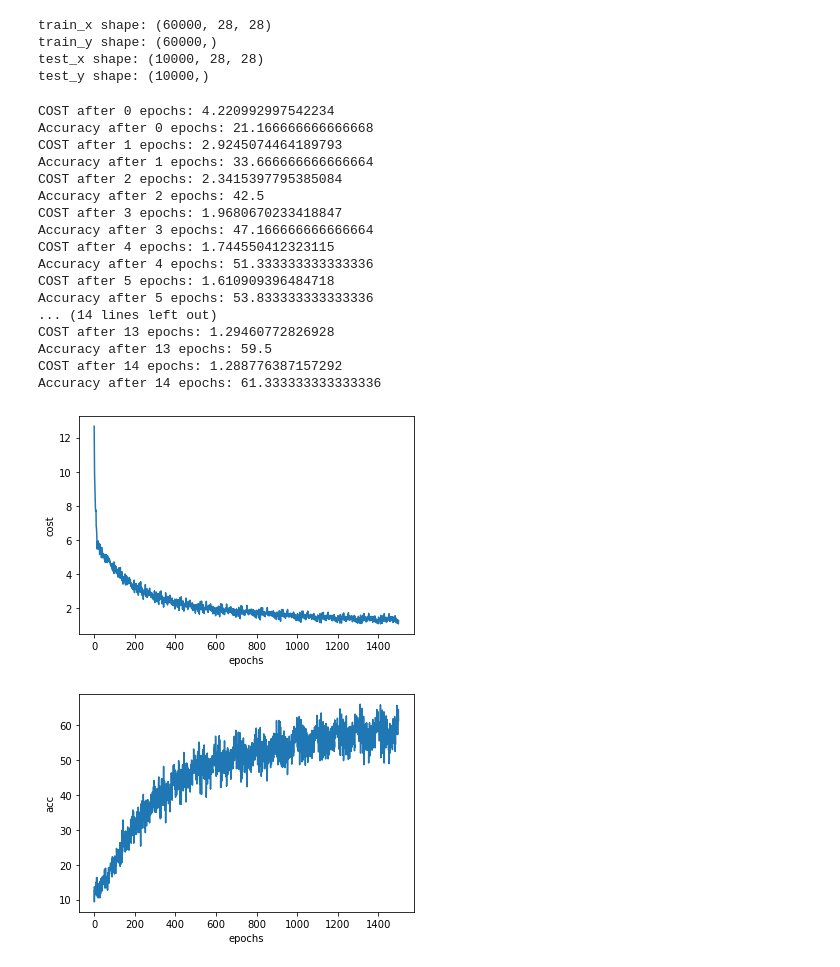
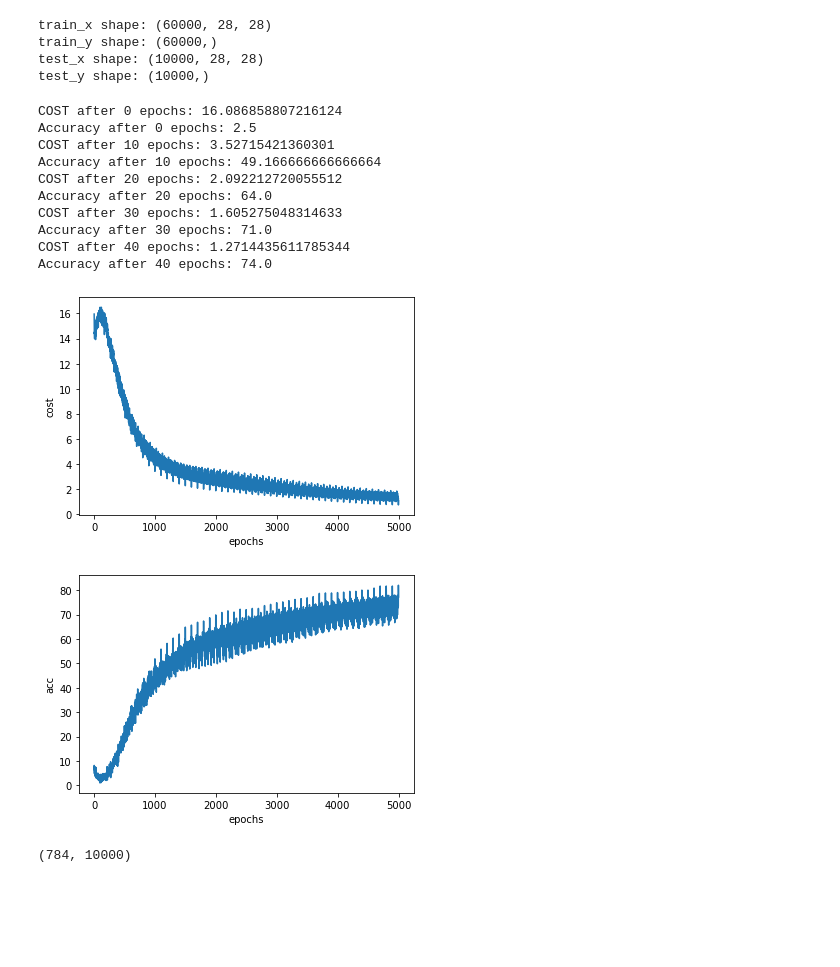
Before and after one commit to parthh01/nn_scratch, a Jupyter notebook: scratch.ipynb, the cells around one changed output. Drawn from its saved outputs; the diff is of its cells as text; code cells hidden in the pictures; blank space fills up the shorter version.

```diff
--- a/scratch.ipynb
+++ b/scratch.ipynb
@@ -193,37 +193,38 @@ class Net:
                 self.update_params(alpha =0.1)
                 lower = upper
                 upper += batch_size
-            print("COST after {} epochs: {}".format(i, costs[-1]))
-            print("Accuracy after {} epochs: {}".format(i, accuracy[-1]))
+            if i % 10 == 0:
+                print("COST after {} epochs: {}".format(i, costs[-1]))
+                print("Accuracy after {} epochs: {}".format(i, accuracy[-1]))
         self.plot_costs(costs)
         self.plot_accuracy(accuracy)
+        return (costs,accuracy)
 
     def predict(self, test_X, test_Y):
-        self.reset_cache(test_X)
+        X = format_X(test_X)
+        Y = test_Y #no need to encode
+        self.reset_cache(X)
         Yhat = self.forward_propagate()
         Y_pred = reverse_encode(Yhat)
-        accuracy = self.calculate_accuracy(test_Y,Y_pred)
-        return accuracy,Y_pred
+        accuracy = self.calculate_accuracy(Y,Y_pred)
+        return (accuracy,Y_pred)
 # %%
-nn = Net([300,150],train_x,train_y)
-nn.train_model()
+nn = Net([800],train_x,train_y)
+cost, accuracy = nn.train_model(epochs = 50,batch_size = 600)
 # %% [output]
-COST after 0 epochs: 4.220992997542234
-Accuracy after 0 epochs: 21.166666666666668
-COST after 1 epochs: 2.9245074464189793
-Accuracy after 1 epochs: 33.666666666666664
-COST after 2 epochs: 2.3415397795385084
-Accuracy after 2 epochs: 42.5
-COST after 3 epochs: 1.9680670233418847
-Accuracy after 3 epochs: 47.166666666666664
-COST after 4 epochs: 1.744550412323115
-Accuracy after 4 epochs: 51.333333333333336
-COST after 5 epochs: 1.610909396484718
-Accuracy after 5 epochs: 53.833333333333336
-... (14 lines left out)
-COST after 13 epochs: 1.29460772826928
-Accuracy after 13 epochs: 59.5
-COST after 14 epochs: 1.288776387157292
-Accuracy after 14 epochs: 61.333333333333336
+COST after 0 epochs: 16.086858807216124
+Accuracy after 0 epochs: 2.5
+COST after 10 epochs: 3.52715421360301
+Accuracy after 10 epochs: 49.166666666666664
+COST after 20 epochs: 2.092212720055512
+Accuracy after 20 epochs: 64.0
+COST after 30 epochs: 1.605275048314633
+Accuracy after 30 epochs: 71.0
+COST after 40 epochs: 1.2714435611785344
+Accuracy after 40 epochs: 74.0
-[figure, old version]
+[figure, new version]
-[figure, old version]
+[figure, new version]
+# %%
+accuracy,y_pred = nn.predict(test_x,test_y)
+# %% [output]
+(784, 10000)
```
Also changed, not shown: parts of 2 cells of this notebook.
